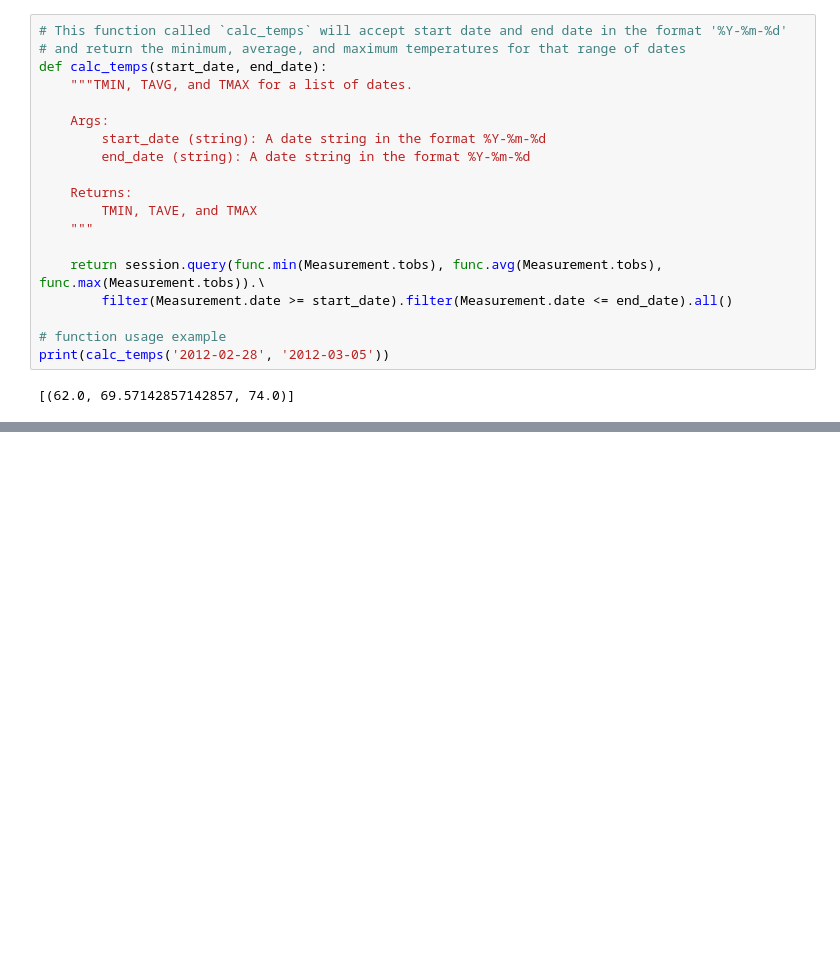
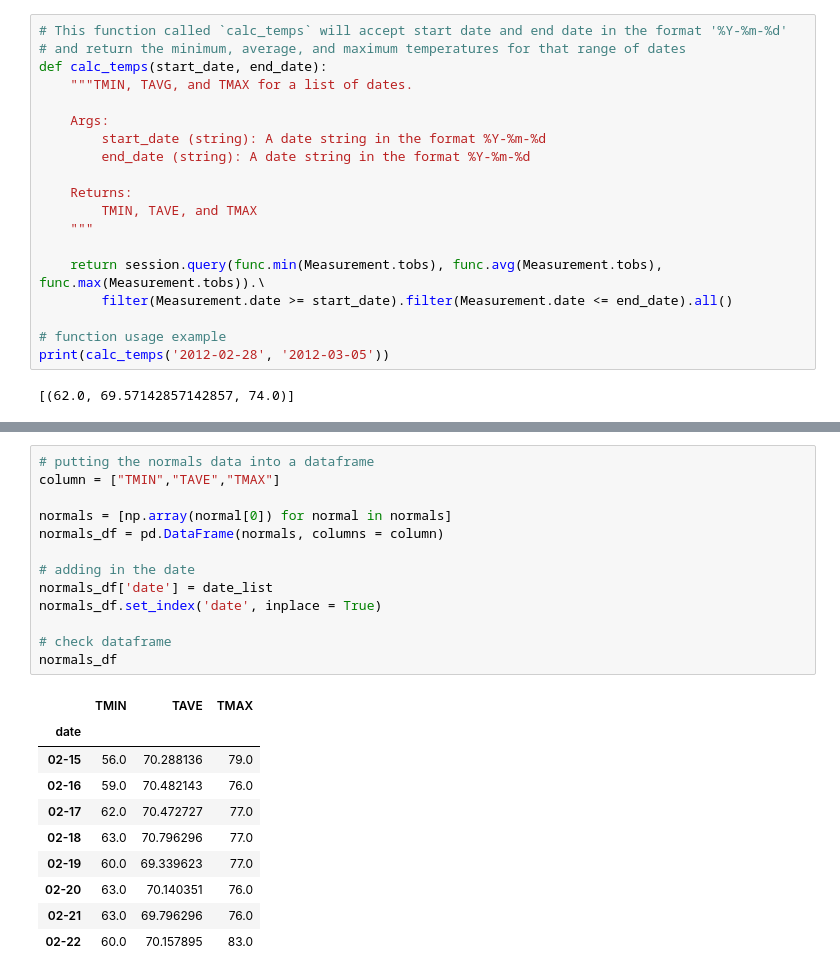
Before and after one commit to sopofedupz/sqlalchemy-challenge, a Jupyter notebook: climate_starter.ipynb, the cells around one changed output, grey strips where cells are left out. Saved outputs shown, nothing was run; the diff lists cells and outputs as text; blank space fills up the shorter version.

```diff
--- a/climate_starter.ipynb
+++ b/climate_starter.ipynb
@@ -288,0 +338,24 @@ rainfall_df
+# %%
+# putting the normals data into a dataframe
+column = ["TMIN","TAVE","TMAX"]
+
+normals = [np.array(normal[0]) for normal in normals]
+normals_df = pd.DataFrame(normals, columns = column)
+
+# adding in the date
+normals_df['date'] = date_list
+normals_df.set_index('date', inplace = True)
+
+# check dataframe
+normals_df
+# %% [output]
+|  | TMIN | TAVE | TMAX |
+| date |  |  |  |
+| 02-15 | 56.0 | 70.288136 | 79.0 |
+| 02-16 | 59.0 | 70.482143 | 76.0 |
+| 02-17 | 62.0 | 70.472727 | 77.0 |
+| 02-18 | 63.0 | 70.796296 | 77.0 |
+| 02-19 | 60.0 | 69.339623 | 77.0 |
+| 02-20 | 63.0 | 70.140351 | 76.0 |
+| 02-21 | 63.0 | 69.796296 | 76.0 |
+| 02-22 | 60.0 | 70.157895 | 83.0 |
```
Also changed, not shown: parts of 7 cells of this notebook.
